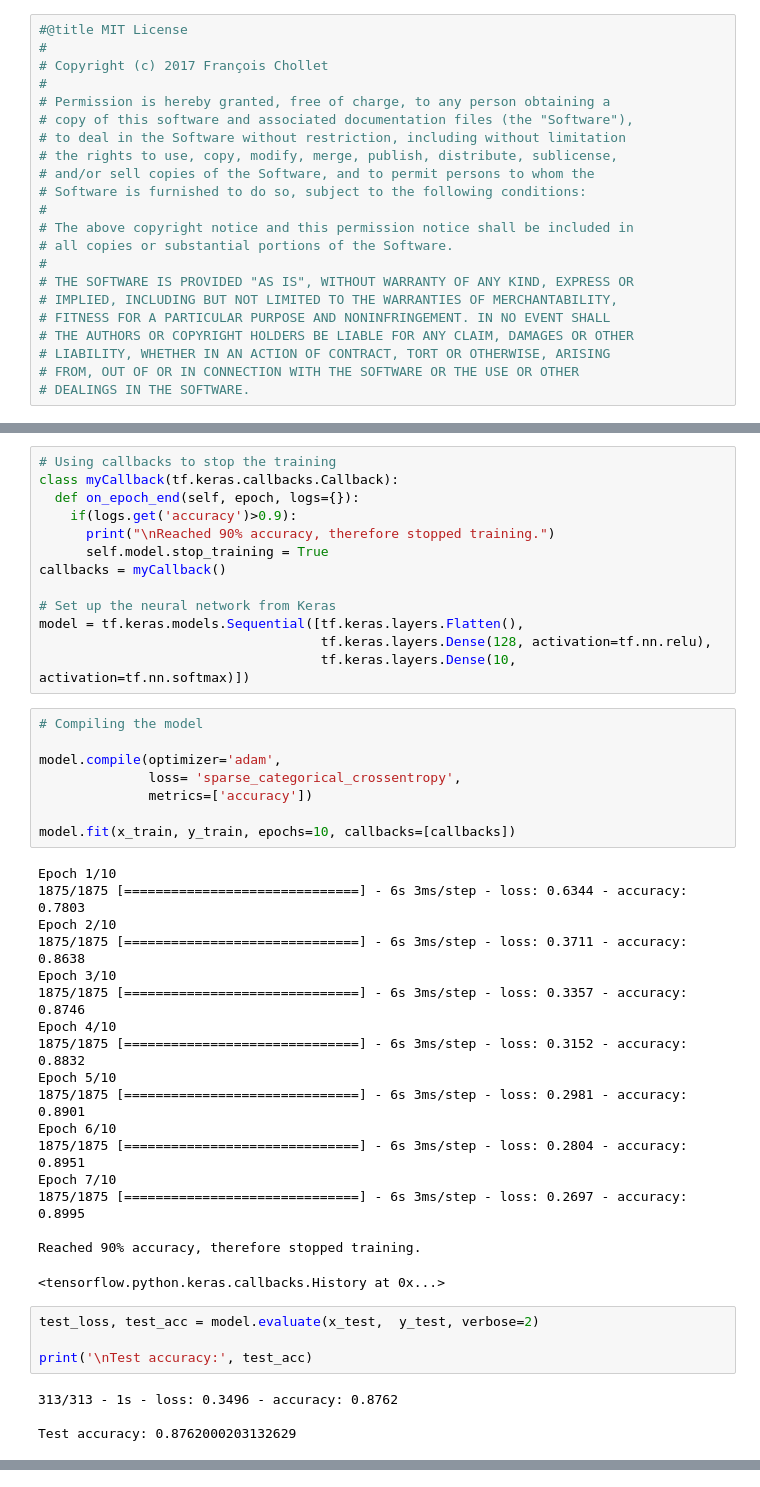
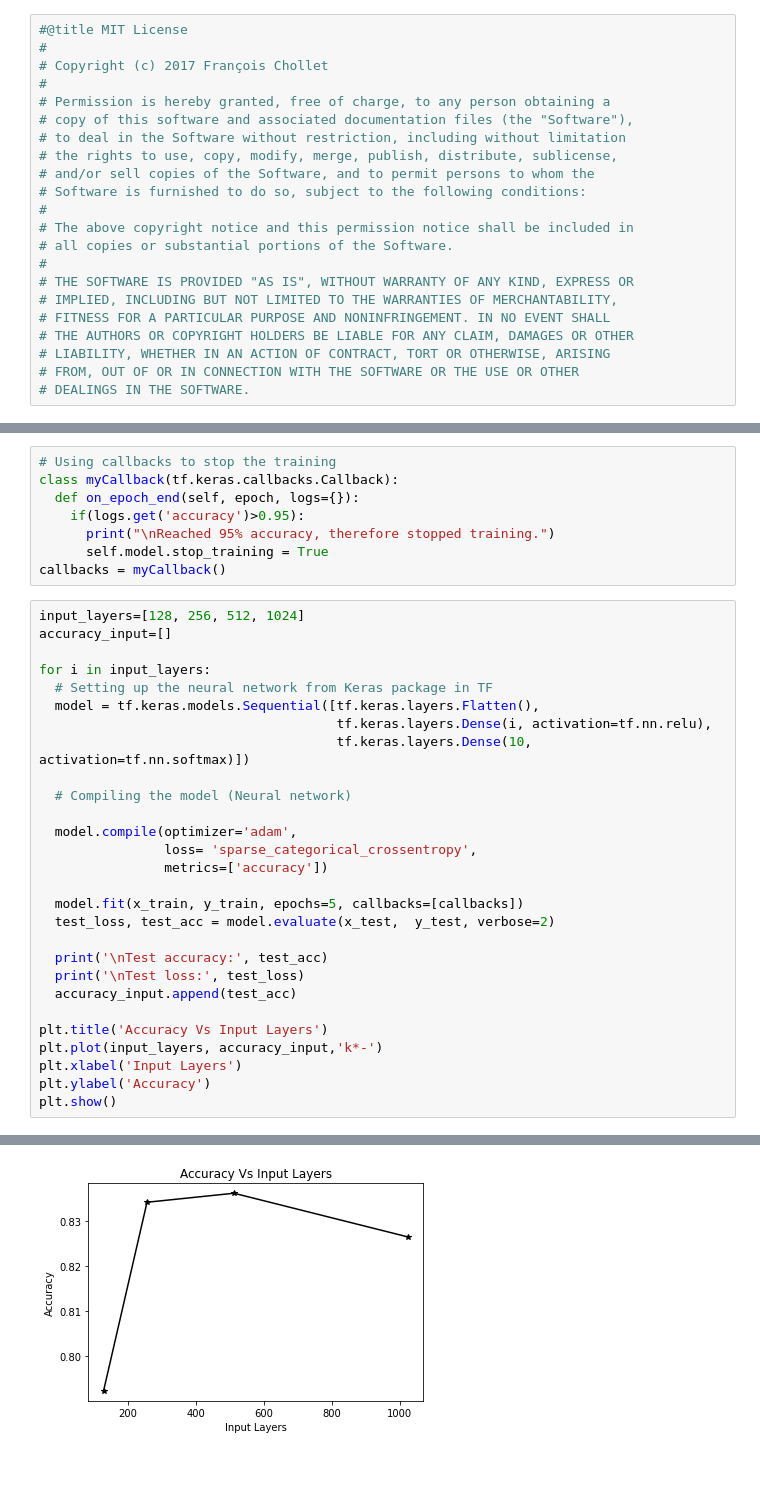
Before and after one commit to Yadukrishnan1/Computer-Vision, a Jupyter notebook: Fashion_MNIST.ipynb, the cells around one changed output, grey strips where cells are left out. Drawn from its saved outputs; the diff is of its cells as text.

```diff
--- a/Fashion_MNIST.ipynb
+++ b/Fashion_MNIST.ipynb
@@ -75,46 +76,36 @@ x_test=x_test/255.0
 # Using callbacks to stop the training
 class myCallback(tf.keras.callbacks.Callback):
   def on_epoch_end(self, epoch, logs={}):
-    if(logs.get('accuracy')>0.9):
-      print("\nReached 90% accuracy, therefore stopped training.")
+    if(logs.get('accuracy')>0.95):
+      print("\nReached 95% accuracy, therefore stopped training.")
       self.model.stop_training = True
 callbacks = myCallback()
-
-# Set up the neural network from Keras
-model = tf.keras.models.Sequential([tf.keras.layers.Flatten(),
-                                    tf.keras.layers.Dense(128, activation=tf.nn.relu),
-                                    tf.keras.layers.Dense(10, activation=tf.nn.softmax)])
-# %%
-# Compiling the model
-
-model.compile(optimizer='adam',
-              loss= 'sparse_categorical_crossentropy',
-              metrics=['accuracy'])
-
-model.fit(x_train, y_train, epochs=10, callbacks=[callbacks])
-# %% [output]
-Epoch 1/10
-1875/1875 [==============================] - 6s 3ms/step - loss: 0.6344 - accuracy: 0.7803
-Epoch 2/10
-1875/1875 [==============================] - 6s 3ms/step - loss: 0.3711 - accuracy: 0.8638
-Epoch 3/10
-1875/1875 [==============================] - 6s 3ms/step - loss: 0.3357 - accuracy: 0.8746
-Epoch 4/10
-1875/1875 [==============================] - 6s 3ms/step - loss: 0.3152 - accuracy: 0.8832
-Epoch 5/10
-1875/1875 [==============================] - 6s 3ms/step - loss: 0.2981 - accuracy: 0.8901
-Epoch 6/10
-1875/1875 [==============================] - 6s 3ms/step - loss: 0.2804 - accuracy: 0.8951
-Epoch 7/10
-1875/1875 [==============================] - 6s 3ms/step - loss: 0.2697 - accuracy: 0.8995
-
-Reached 90% accuracy, therefore stopped training.
-<tensorflow.python.keras.callbacks.History at 0x...>
-# %%
-test_loss, test_acc = model.evaluate(x_test,  y_test, verbose=2)
-
-print('\nTest accuracy:', test_acc)
-# %% [output]
-313/313 - 1s - loss: 0.3496 - accuracy: 0.8762
-
-Test accuracy: 0.8762000203132629
+# %%
+input_layers=[128, 256, 512, 1024]
+accuracy_input=[]
+
+for i in input_layers:
+  # Setting up the neural network from Keras package in TF
+  model = tf.keras.models.Sequential([tf.keras.layers.Flatten(),
+                                      tf.keras.layers.Dense(i, activation=tf.nn.relu),
+                                      tf.keras.layers.Dense(10, activation=tf.nn.softmax)])
+
+  # Compiling the model (Neural network)
+
+  model.compile(optimizer='adam',
+                loss= 'sparse_categorical_crossentropy',
+                metrics=['accuracy'])
+
+  model.fit(x_train, y_train, epochs=5, callbacks=[callbacks])
+  test_loss, test_acc = model.evaluate(x_test,  y_test, verbose=2)
+
+  print('\nTest accuracy:', test_acc)
+  print('\nTest loss:', test_loss)
+  accuracy_input.append(test_acc)
+
+plt.title('Accuracy Vs Input Layers')
+plt.plot(input_layers, accuracy_input,'k*-')
+plt.xlabel('Input Layers')
+plt.ylabel('Accuracy')
+plt.show()
+# %% [output]
@@ -120,0 +129 @@ Test accuracy: 0.8762000203132629
+[figure, added]
```
Also changed, not shown: parts of 11 cells of this notebook.
